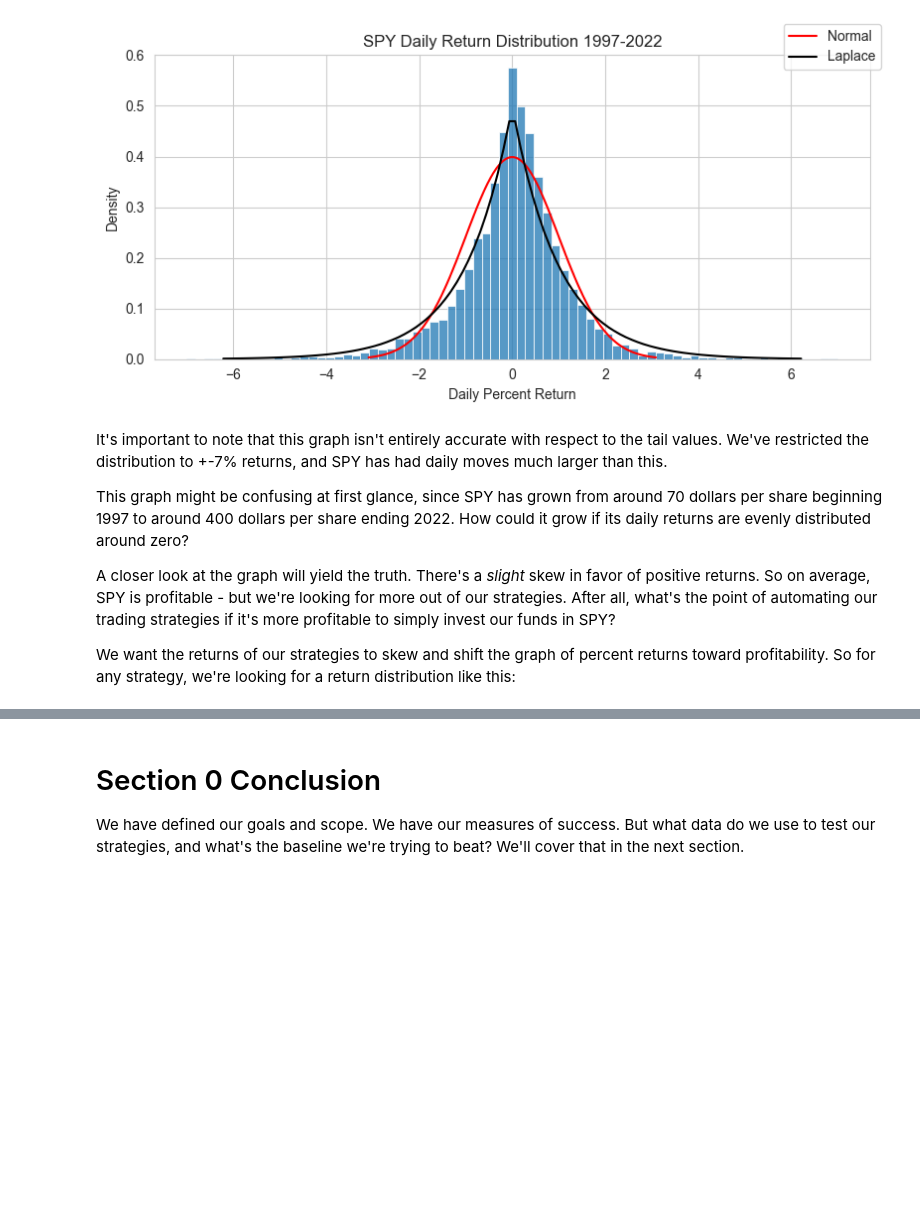
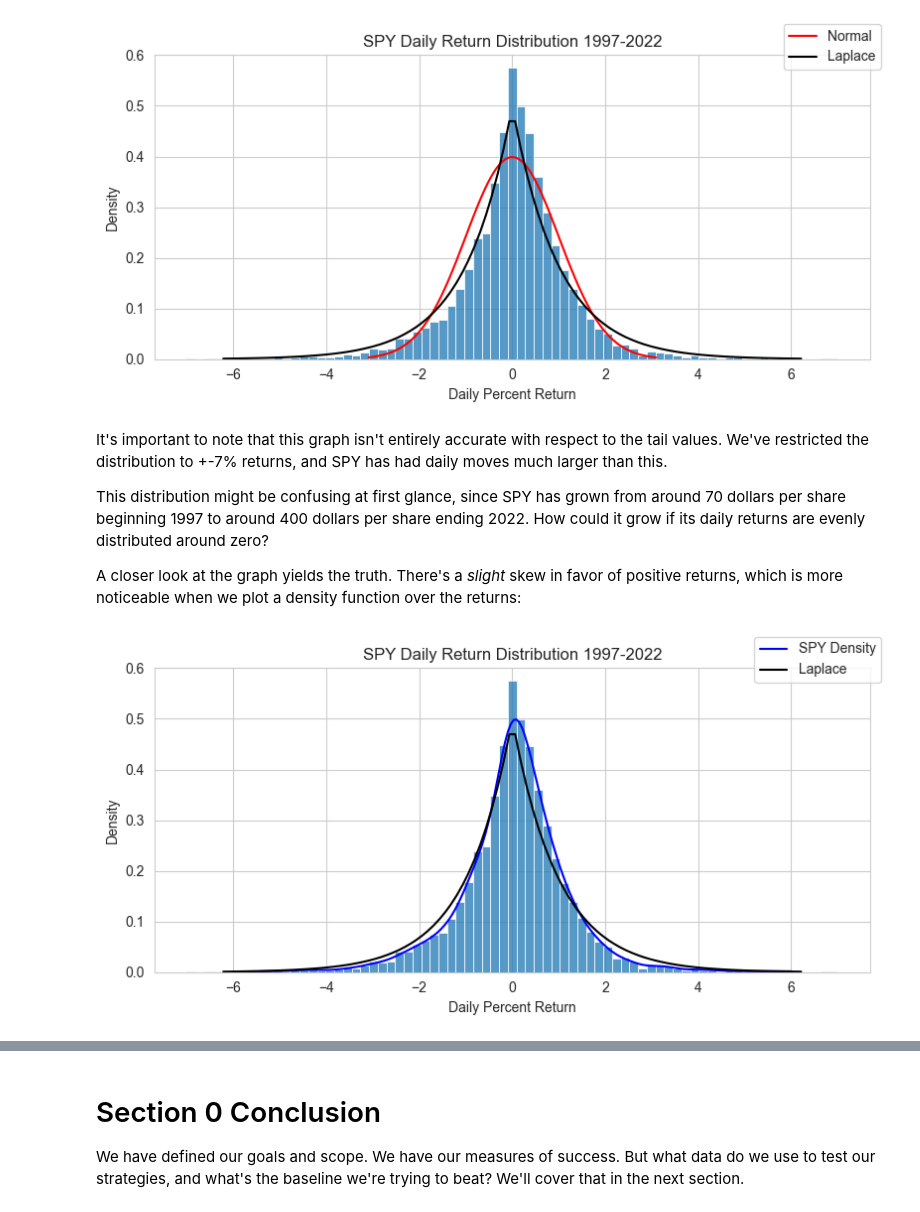
Before and after one commit to zdravoj/stock-bot, a Jupyter notebook: S0_Defining_Trader_Bot.ipynb, the cells around one changed output, grey strips where cells are left out. Saved outputs shown, nothing was run; the diff lists cells and outputs as text; code cells hidden in the pictures; blank space fills up the shorter version.

```diff
--- a/S0_Defining_Trader_Bot.ipynb
+++ b/S0_Defining_Trader_Bot.ipynb
@@ -193,8 +193,20 @@ fig.tight_layout();
 # %% [markdown]
 It's important to note that this graph isn't entirely accurate with respect to the tail values. We've restricted the distribution to +-7% returns, and SPY has had daily moves much larger than this.
 
-This graph might be confusing at first glance, since SPY has grown from around 70 dollars per share beginning 1997 to around 400 dollars per share ending 2022. How could it grow if its daily returns are evenly distributed around zero?
+This distribution might be confusing at first glance, since SPY has grown from around 70 dollars per share beginning 1997 to around 400 dollars per share ending 2022. How could it grow if its daily returns are evenly distributed around zero?
 
-A closer look at the graph will yield the truth. There's a *slight* skew in favor of positive returns. So on average, SPY is profitable - but we're looking for more out of our strategies. After all, what's the point of automating our trading strategies if it's more profitable to simply invest our funds in SPY?
-
-We want the returns of our strategies to skew and shift the graph of percent returns toward profitability. So for any strategy, we're looking for a return distribution like this:
+A closer look at the graph yields the truth. There's a *slight* skew in favor of positive returns, which is more noticeable when we plot a density function over the returns:
+# %%
+# plot comparison of SPY density to Laplace
+fig, ax = plt.subplots(figsize=(8, 4))
+sns.histplot(spy_daily, stat='density', bins=75, binrange=(-7, 7), ax=ax)
+sns.kdeplot(spy_daily, color='b', fill=False, clip=(-6, 6), ax=ax, label='SPY Density')
+ax.plot(x_l, laplace.pdf(x_l), 'k-', label='Laplace')
+ax.set_ylim(0.0, 0.6)
+ax.set_xlabel('Daily Percent Return')
+ax.set_ylabel('Density')
+ax.set_title('SPY Daily Return Distribution 1997-2022')
+fig.legend()
+fig.tight_layout();
+# %% [output]
+[figure, added]
```
Also changed, not shown: parts of 11 cells of this notebook.
